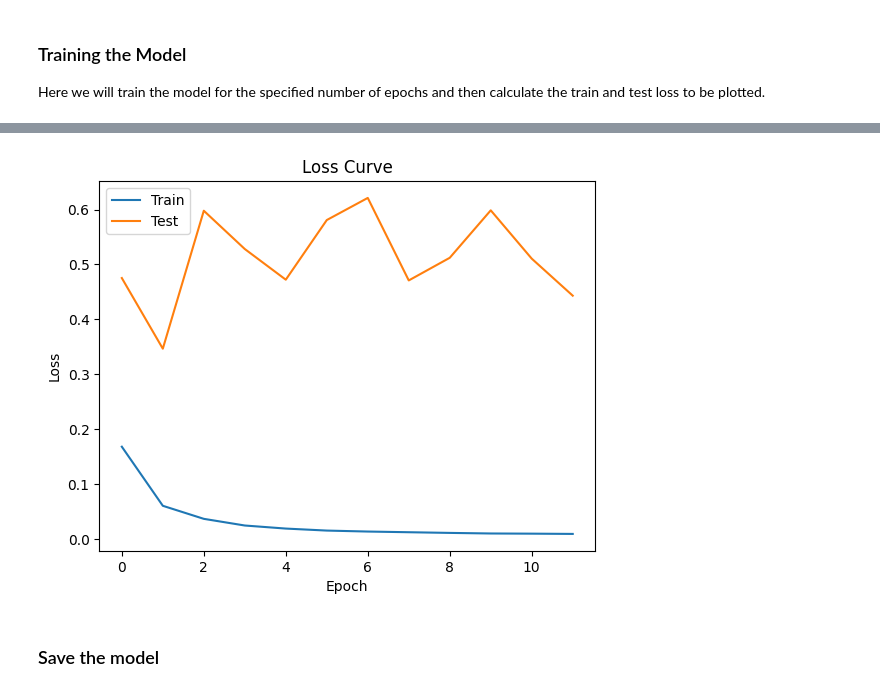
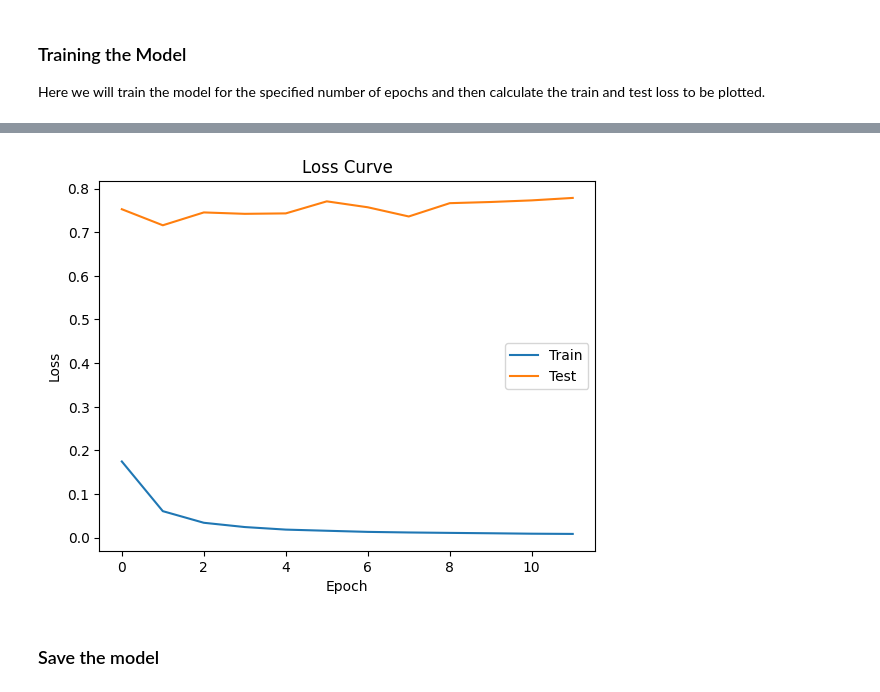
Before and after one commit to Deeeeelan/Deepfake-Audio-Detector, a Jupyter notebook: notebooks/03_neural_network.ipynb, the cells around one changed output, grey strips where cells are left out. Cells and saved outputs as stored; diff of their text form; code cells hidden in the pictures.

Commit message:
Fix sigmoid function predictions This bug was added after data was collected so it shouldn't affect much

```diff
--- a/notebooks/03_neural_network.ipynb
+++ b/notebooks/03_neural_network.ipynb
@@ -108,14 +108,16 @@ def read_FoR_array(path):
 
 class log_mel_spect_dataset(Dataset):
     def __init__(self, spectrograms, labels):
-        self.spectrograms = torch.tensor(spectrograms, dtype=torch.float32).unsqueeze(1)
-        self.labels = torch.tensor(labels, dtype=torch.float32).unsqueeze(1)
+        self.spectrograms = spectrograms
+        self.labels = labels
 
     def __len__(self):
         return len(self.spectrograms)
 
     def __getitem__(self, idx):
-        return self.spectrograms[idx], self.labels[idx]
+        spec_tensor = torch.tensor(self.spectrograms[idx], dtype=torch.float32).unsqueeze(0)
+        label_tensor = torch.tensor(self.labels[idx], dtype=torch.float32).unsqueeze(0)
+        return spec_tensor, label_tensor
 
 ASV_training_paths = train_file_path_ASV + train_df['AUDIO_FILE_NAME'].to_numpy() + '.flac'
 training_labels = np.array(train_df['KEY'].map(lambda x: x == 'bonafide'))
@@ -255,7 +257,7 @@ def train_model():
 
             optimizer.zero_grad()
 
-            outputs = torch.sigmoid(net(inputs))
+            outputs = net(inputs)
             loss = criterion(outputs, labels) # calculate train loss
             loss.backward()
             optimizer.step()
@@ -304,5 +306,5 @@ Epoch: 12, loss: 22.18554214478354
 Finished Training
-[figure, old version]
+[figure, new version]
 # %% [markdown]
 ### Save the model
 # %%
```
Also changed, not shown: parts of 8 cells of this notebook, 5 other files.
